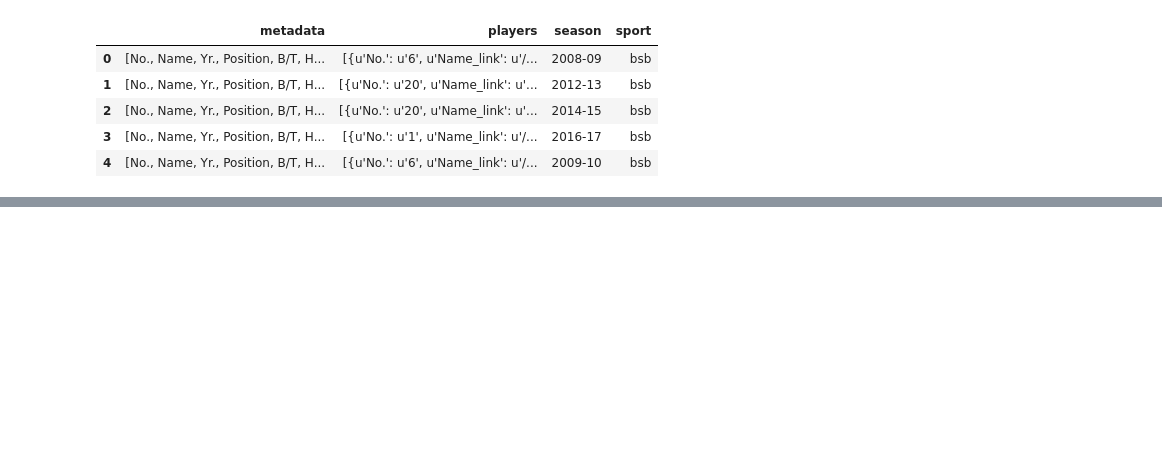
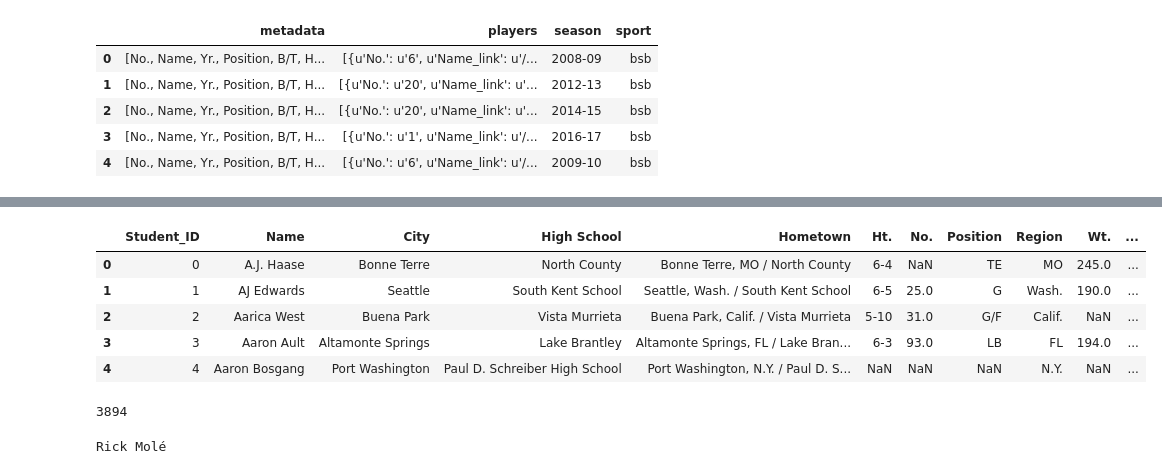
Before and after one commit to hydrosquall/yale_athletics_data, a Jupyter notebook: notebooks/Rosters Processing.ipynb, the cells around one changed output, grey strips where cells are left out. Drawn from its saved outputs; the diff is of its cells as text; code cells hidden in the pictures; blank space fills up the shorter version.

```diff
--- a/notebooks/Rosters Processing.ipynb
+++ b/notebooks/Rosters Processing.ipynb
@@ -38,0 +71,20 @@ pandas.core.series.Series
+# %%
+playersPath = os.path.join(PROJ_ROOT, "data", "processed", "player_bios_processed.csv")
+players = pd.read_csv(playersPath)
+# %%
+players.head()
+# %% [output]
+|  | Student_ID | Name | City | High School | Hometown | Ht. | No. | Position | Region | Wt. | ... |
+| 0 | 0 | A.J. Haase | Bonne Terre | North County | Bonne Terre, MO / North County | 6-4 | NaN | TE | MO | 245.0 | ... |
+| 1 | 1 | AJ Edwards | Seattle | South Kent School | Seattle, Wash. / South Kent School | 6-5 | 25.0 | G | Wash. | 190.0 | ... |
+| 2 | 2 | Aarica West | Buena Park | Vista Murrieta | Buena Park, Calif. / Vista Murrieta | 5-10 | 31.0 | G/F | Calif. | NaN | ... |
+| 3 | 3 | Aaron Ault | Altamonte Springs | Lake Brantley | Altamonte Springs, FL / Lake Bran... | 6-3 | 93.0 | LB | FL | 194.0 | ... |
+| 4 | 4 | Aaron Bosgang | Port Washington | Paul D. Schreiber High School | Port Washington, N.Y. / Paul D. S... | NaN | NaN | NaN | N.Y. | NaN | ... |
+# %%
+players[players["Student_ID"] == 3894]["Student_ID"].values[0]
+# %% [output]
+3894
+# %%
+print("Rick Molé".decode("utf-8"))
+# %% [output]
+Rick Molé
```
Also changed, not shown: parts of 10 cells of this notebook, 2 other files.
